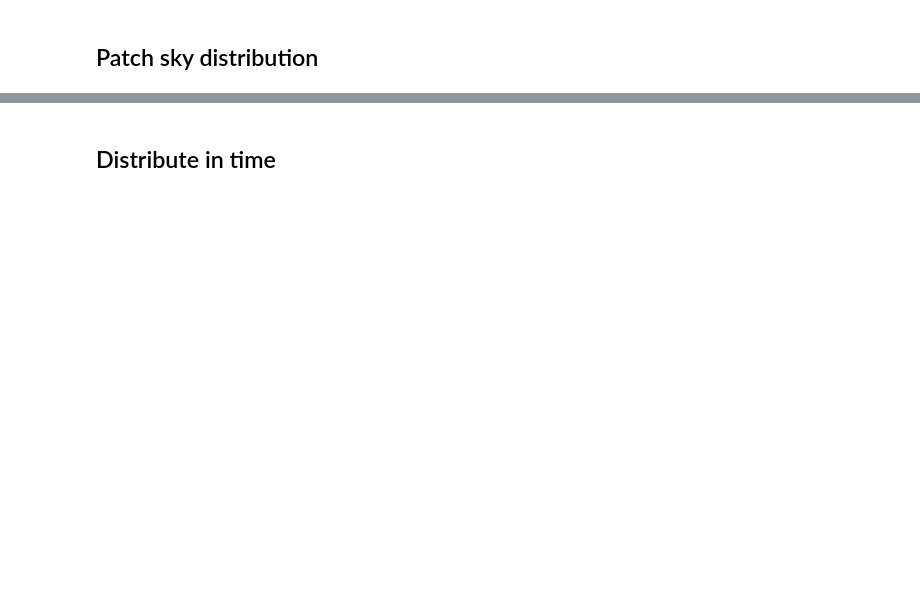
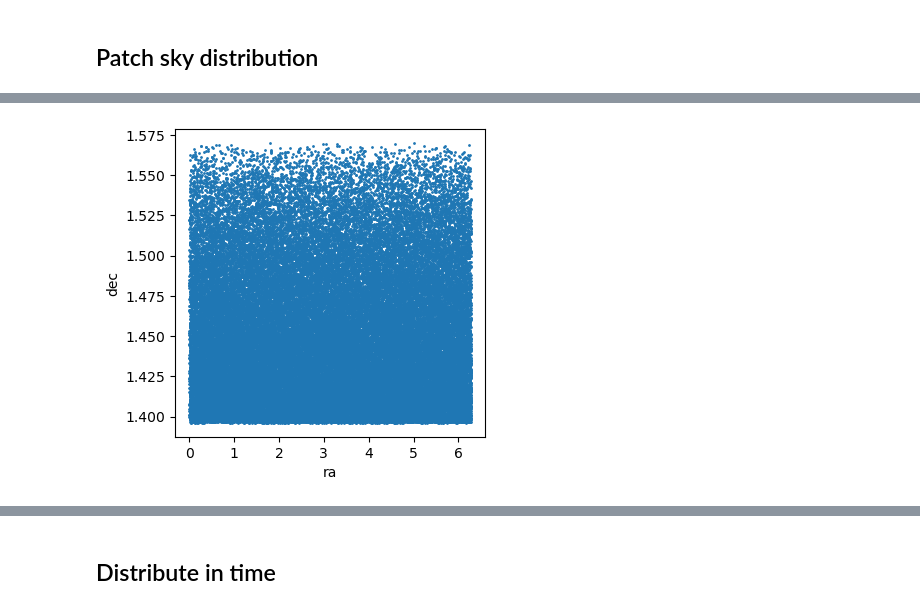
Before and after one commit to PycWB/pycwb, a Jupyter notebook: pycwb/modules/injection/scripts/injection_module_test.ipynb, the cells around one changed output, grey strips where cells are left out. Drawn from its saved outputs; the diff is of its cells as text; code cells hidden in the pictures; blank space fills up the shorter version.

```diff
--- a/pycwb/modules/injection/scripts/injection_module_test.ipynb
+++ b/pycwb/modules/injection/scripts/injection_module_test.ipynb
@@ -83,7 +106,8 @@ import matplotlib.pyplot as plt
 sky_distribution = {
     'type': 'Patch',
     'patch': {
-        'center': [90, 90],
+        'unit': 'deg',
+        'center': {'phi': 90, 'theta': 90},
         'radius': 10
     }
 }
@@ -98,6 +122,7 @@ dec = np.array([inj['dec'] for inj in injections])
 # plot sky distribution
 plt.figure(figsize=(4, 4))
 plt.scatter(ra, dec, s=1)
-plt.xlabel('RA')
-plt.ylabel('DEC')
+plt.xlabel('ra')
+plt.ylabel('dec')
 plt.show()
+# %% [output]
@@ -103,0 +137 @@ plt.show()
+[figure, added]
```
Also changed, not shown: parts of 9 cells of this notebook, 5 other files.
